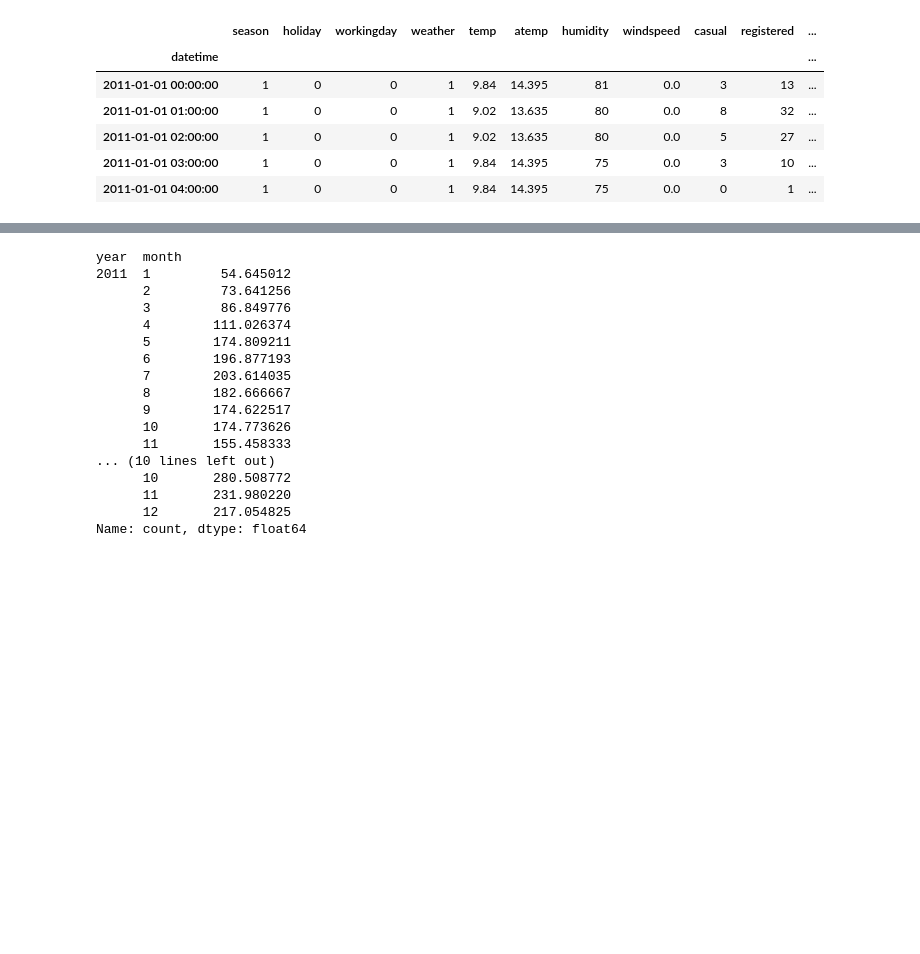
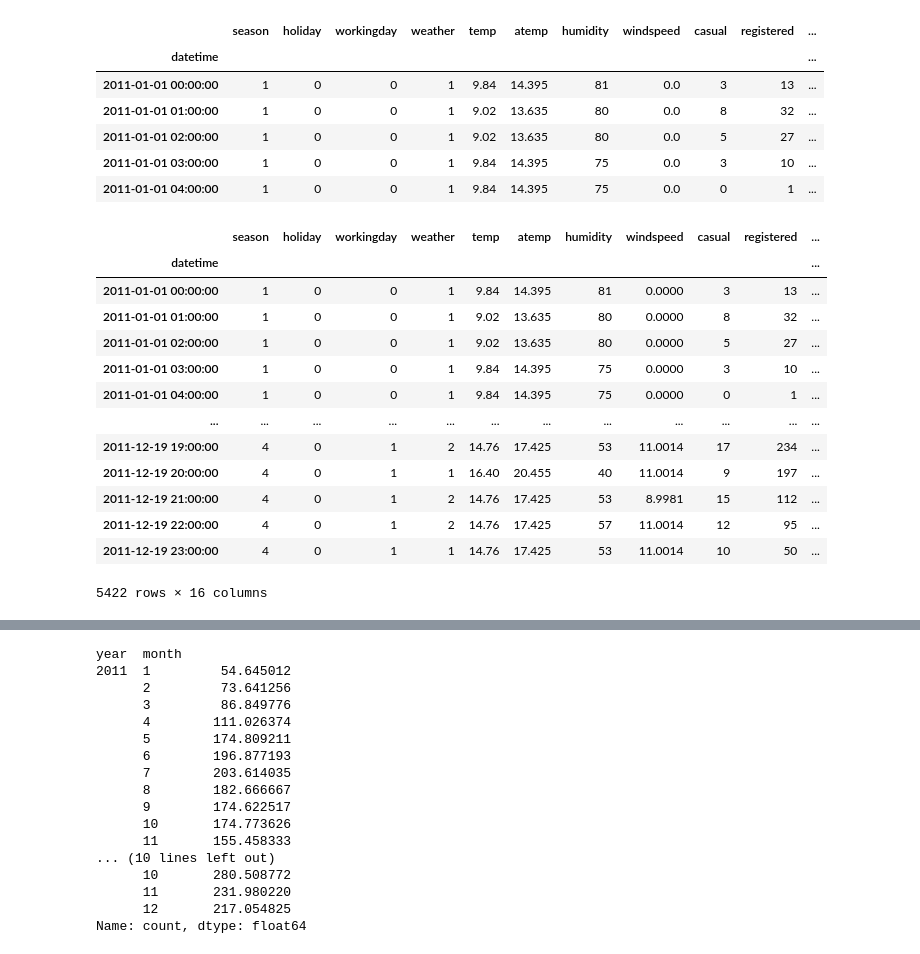
Before and after one commit to ChandraLingam/AmazonSageMakerCourse, a Jupyter notebook: xgboost/BikeSharingRegression/bikerental_data_preparation_rev1.ipynb, the cells around one changed output, grey strips where cells are left out. Cells and saved outputs as stored; diff of their text form; code cells hidden in the pictures; blank space fills up the shorter version.

```diff
--- a/xgboost/BikeSharingRegression/bikerental_data_preparation_rev1.ipynb
+++ b/xgboost/BikeSharingRegression/bikerental_data_preparation_rev1.ipynb
@@ -66,6 +66,25 @@ df.head()
 | 2011-01-01 02:00:00 | 1 | 0 | 0 | 1 | 9.02 | 13.635 | 80 | 0.0 | 5 | 27 | ... |
 | 2011-01-01 03:00:00 | 1 | 0 | 0 | 1 | 9.84 | 14.395 | 75 | 0.0 | 3 | 10 | ... |
 | 2011-01-01 04:00:00 | 1 | 0 | 0 | 1 | 9.84 | 14.395 | 75 | 0.0 | 0 | 1 | ... |
+# %%
+# Data for year 2011.
+#  Since we are using a datetime column as index, we can easily filter by date and time values
+df.loc['2011']
+# %% [output]
+|  | season | holiday | workingday | weather | temp | atemp | humidity | windspeed | casual | registered | ... |
+| datetime |  |  |  |  |  |  |  |  |  |  | ... |
+| 2011-01-01 00:00:00 | 1 | 0 | 0 | 1 | 9.84 | 14.395 | 81 | 0.0000 | 3 | 13 | ... |
+| 2011-01-01 01:00:00 | 1 | 0 | 0 | 1 | 9.02 | 13.635 | 80 | 0.0000 | 8 | 32 | ... |
+| 2011-01-01 02:00:00 | 1 | 0 | 0 | 1 | 9.02 | 13.635 | 80 | 0.0000 | 5 | 27 | ... |
+| 2011-01-01 03:00:00 | 1 | 0 | 0 | 1 | 9.84 | 14.395 | 75 | 0.0000 | 3 | 10 | ... |
+| 2011-01-01 04:00:00 | 1 | 0 | 0 | 1 | 9.84 | 14.395 | 75 | 0.0000 | 0 | 1 | ... |
+| ... | ... | ... | ... | ... | ... | ... | ... | ... | ... | ... | ... |
+| 2011-12-19 19:00:00 | 4 | 0 | 1 | 2 | 14.76 | 17.425 | 53 | 11.0014 | 17 | 234 | ... |
+| 2011-12-19 20:00:00 | 4 | 0 | 1 | 1 | 16.40 | 20.455 | 40 | 11.0014 | 9 | 197 | ... |
+| 2011-12-19 21:00:00 | 4 | 0 | 1 | 2 | 14.76 | 17.425 | 53 | 8.9981 | 15 | 112 | ... |
+| 2011-12-19 22:00:00 | 4 | 0 | 1 | 2 | 14.76 | 17.425 | 57 | 11.0014 | 12 | 95 | ... |
+| 2011-12-19 23:00:00 | 4 | 0 | 1 | 1 | 14.76 | 17.425 | 53 | 11.0014 | 10 | 50 | ... |
+5422 rows × 16 columns
 # %%
 # Need to predict the missing data
 plt.title('Rental Count - Gaps')
```
Also changed, not shown: parts of 10 cells of this notebook, 5 other files.
